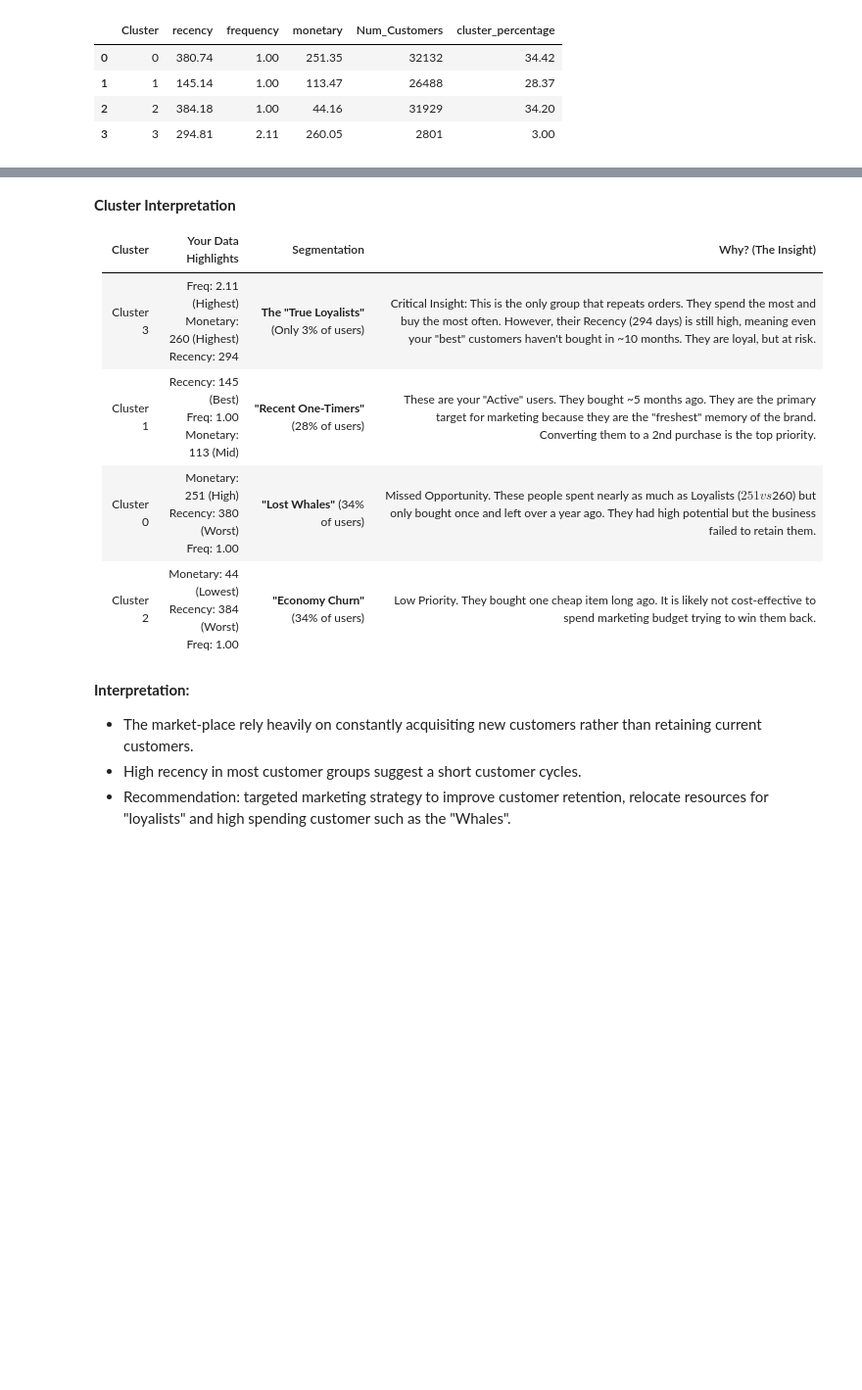
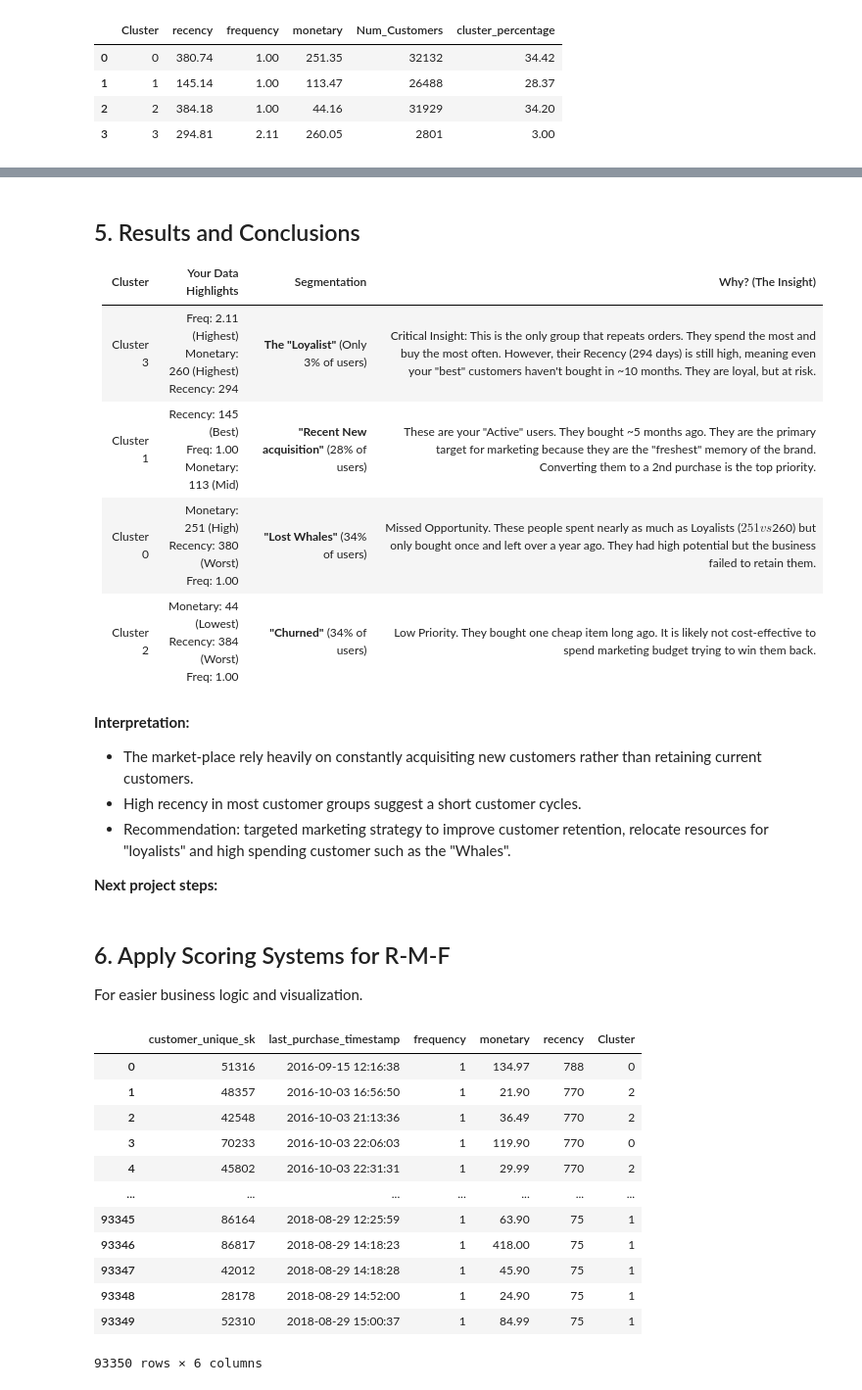
Before and after one commit to Lily-ThuPham/ECommerce-Analytics-CustomerSegmentation-Report, a Jupyter notebook: code/Customer_Segmentation_RFM.ipynb, the cells around one changed output, grey strips where cells are left out. Shown at 98% size. Saved outputs shown, nothing was run; the diff lists cells and outputs as text; code cells hidden in the pictures; blank space fills up the shorter version.

```diff
--- a/code/Customer_Segmentation_RFM.ipynb
+++ b/code/Customer_Segmentation_RFM.ipynb
@@ -385,3 +371,15 @@ Cluster Profiles:
 | 1 | 1 | 145.14 | 1.00 | 113.47 | 26488 | 28.37 |
 | 2 | 2 | 384.18 | 1.00 | 44.16 | 31929 | 34.20 |
 | 3 | 3 | 294.81 | 2.11 | 260.05 | 2801 | 3.00 |
+# %%
+# Name the Cluster
+cluster_name = {0:'Lost Whales',
+                2:'Churned',
+                1:'Recent New acquisition',
+                3:'Loyalist'}
+
+df_rmf['Segment_name'] = df_rmf['Cluster'].map(cluster_name)
+
+# Save the static model to the database
+df_rmf.to_sql('analytics_static_segments', engine, if_exists='replace', index=False)
+print("✅ Static K-Means segments saved to database.")
@@ -388,15 +396,36 @@ Cluster Profiles:
 # %% [markdown]
-**Cluster Interpretation**
+## 5. Results and Conclusions
 
 
 | Cluster   | Your Data Highlights                                | Segmentation        | Why? (The Insight) |
 |-----------|-----------------------------------------------------|----------------------------------|---------------------|
-| Cluster 3 | Freq: 2.11 (Highest)<br>Monetary: 260 (Highest)<br>Recency: 294 | **The "True Loyalists"** (Only 3% of users) | Critical Insight: This is the only group that repeats orders. They spend the most and buy the most often. However, their Recency (294 days) is still high, meaning even your "best" customers haven't bought in ~10 months. They are loyal, but at risk. |
-| Cluster 1 | Recency: 145 (Best)<br>Freq: 1.00<br>Monetary: 113 (Mid) | **"Recent One-Timers"** (28% of users) | These are your "Active" users. They bought ~5 months ago. They are the primary target for marketing because they are the "freshest" memory of the brand. Converting them to a 2nd purchase is the top priority. |
+| Cluster 3 | Freq: 2.11 (Highest)<br>Monetary: 260 (Highest)<br>Recency: 294 | **The "Loyalist"** (Only 3% of users) | Critical Insight: This is the only group that repeats orders. They spend the most and buy the most often. However, their Recency (294 days) is still high, meaning even your "best" customers haven't bought in ~10 months. They are loyal, but at risk. |
+| Cluster 1 | Recency: 145 (Best)<br>Freq: 1.00<br>Monetary: 113 (Mid) | **"Recent New acquisition"** (28% of users) | These are your "Active" users. They bought ~5 months ago. They are the primary target for marketing because they are the "freshest" memory of the brand. Converting them to a 2nd purchase is the top priority. |
 | Cluster 0 | Monetary: 251 (High)<br>Recency: 380 (Worst)<br>Freq: 1.00 | **"Lost Whales"** (34% of users) | Missed Opportunity. These people spent nearly as much as Loyalists ($251 vs $260) but only bought once and left over a year ago. They had high potential but the business failed to retain them. |
-| Cluster 2 | Monetary: 44 (Lowest)<br>Recency: 384 (Worst)<br>Freq: 1.00 | **"Economy Churn"** (34% of users) | Low Priority. They bought one cheap item long ago. It is likely not cost-effective to spend marketing budget trying to win them back. |
+| Cluster 2 | Monetary: 44 (Lowest)<br>Recency: 384 (Worst)<br>Freq: 1.00 | **"Churned"** (34% of users) | Low Priority. They bought one cheap item long ago. It is likely not cost-effective to spend marketing budget trying to win them back. |
 # %% [markdown]
 **Interpretation:**
 - The market-place rely heavily on constantly acquisiting new customers rather than retaining current customers.
 - High recency in most customer groups suggest a short customer cycles.
 - Recommendation: targeted marketing strategy to improve customer retention, relocate resources for "loyalists" and high spending customer such as the "Whales".
+
+**Next project steps:**
+# %% [markdown]
+## 6. Apply Scoring Systems for R-M-F
+For easier business logic and visualization.
+# %%
+df_rmf
+# %% [output]
+|  | customer_unique_sk | last_purchase_timestamp | frequency | monetary | recency | Cluster |
+| 0 | 51316 | 2016-09-15 12:16:38 | 1 | 134.97 | 788 | 0 |
+| 1 | 48357 | 2016-10-03 16:56:50 | 1 | 21.90 | 770 | 2 |
+| 2 | 42548 | 2016-10-03 21:13:36 | 1 | 36.49 | 770 | 2 |
+| 3 | 70233 | 2016-10-03 22:06:03 | 1 | 119.90 | 770 | 0 |
+| 4 | 45802 | 2016-10-03 22:31:31 | 1 | 29.99 | 770 | 2 |
+| ... | ... | ... | ... | ... | ... | ... |
+| 93345 | 86164 | 2018-08-29 12:25:59 | 1 | 63.90 | 75 | 1 |
+| 93346 | 86817 | 2018-08-29 14:18:23 | 1 | 418.00 | 75 | 1 |
+| 93347 | 42012 | 2018-08-29 14:18:28 | 1 | 45.90 | 75 | 1 |
+| 93348 | 28178 | 2018-08-29 14:52:00 | 1 | 24.90 | 75 | 1 |
+| 93349 | 52310 | 2018-08-29 15:00:37 | 1 | 84.99 | 75 | 1 |
+93350 rows × 6 columns
```
Also changed, not shown: parts of 8 cells of this notebook, 1 other file.
